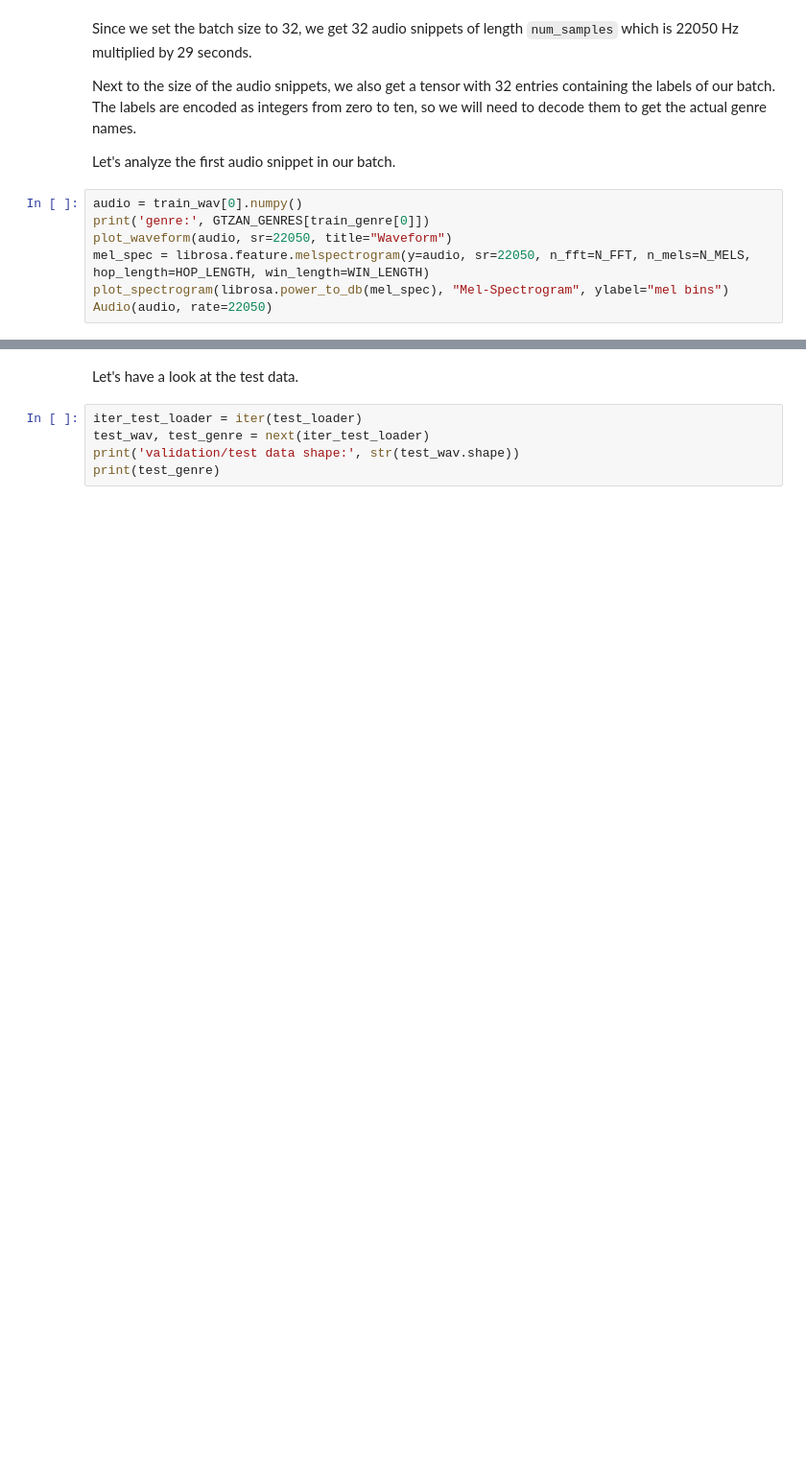
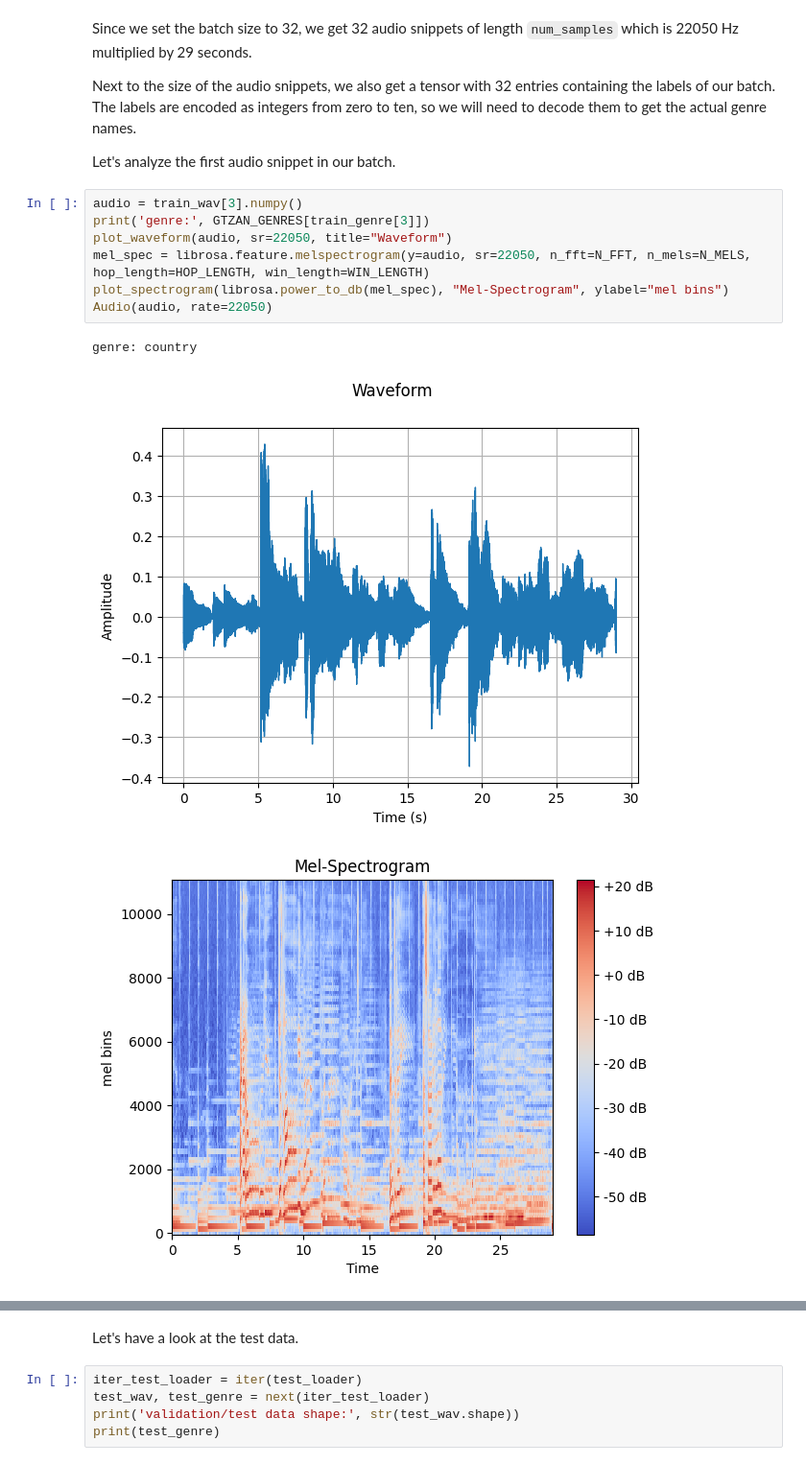
Before and after one commit to maxtost10/Hands-on-Deep-Learning, a Jupyter notebook: HODL_CV_Audio.ipynb, the cells around one changed output, grey strips where cells are left out. Shown at 96% size. Saved outputs shown, nothing was run; the diff lists cells and outputs as text; blank space fills up the shorter version.

Commit message:
Arrived at Machine Learning Model for Audio

```diff
--- a/HODL_CV_Audio.ipynb
+++ b/HODL_CV_Audio.ipynb
@@ -1565,9 +1717,13 @@ Next to the size of the audio snippets, we also get a tensor with 32 entries con
 
 Let's analyze the first audio snippet in our batch.
 # %%
-audio = train_wav[0].numpy()
-print('genre:', GTZAN_GENRES[train_genre[0]])
+audio = train_wav[3].numpy()
+print('genre:', GTZAN_GENRES[train_genre[3]])
 plot_waveform(audio, sr=22050, title="Waveform")
 mel_spec = librosa.feature.melspectrogram(y=audio, sr=22050, n_fft=N_FFT, n_mels=N_MELS, hop_length=HOP_LENGTH, win_length=WIN_LENGTH)
 plot_spectrogram(librosa.power_to_db(mel_spec), "Mel-Spectrogram", ylabel="mel bins")
 Audio(audio, rate=22050)
+# %% [output]
+genre: country
+[figure, added]
+[figure, added]
```
Also changed, not shown: parts of 33 cells of this notebook.
